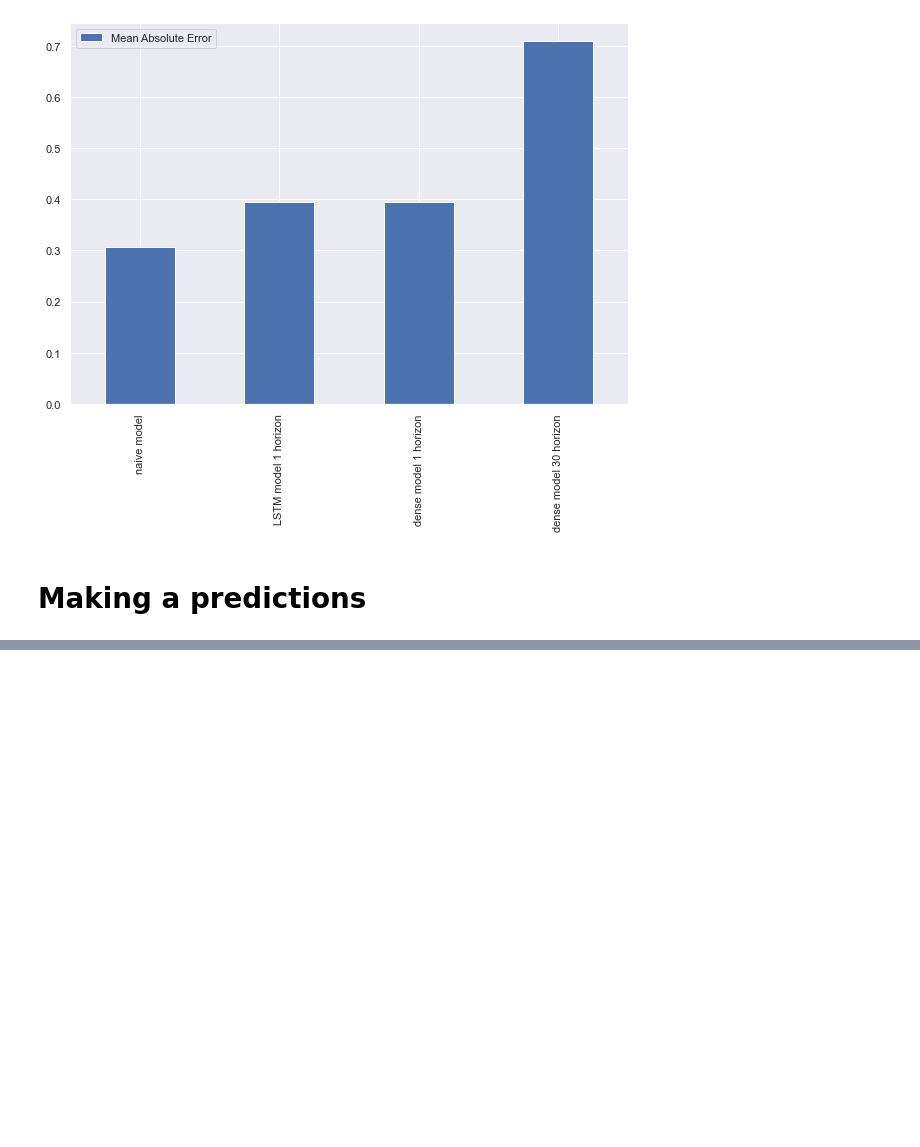
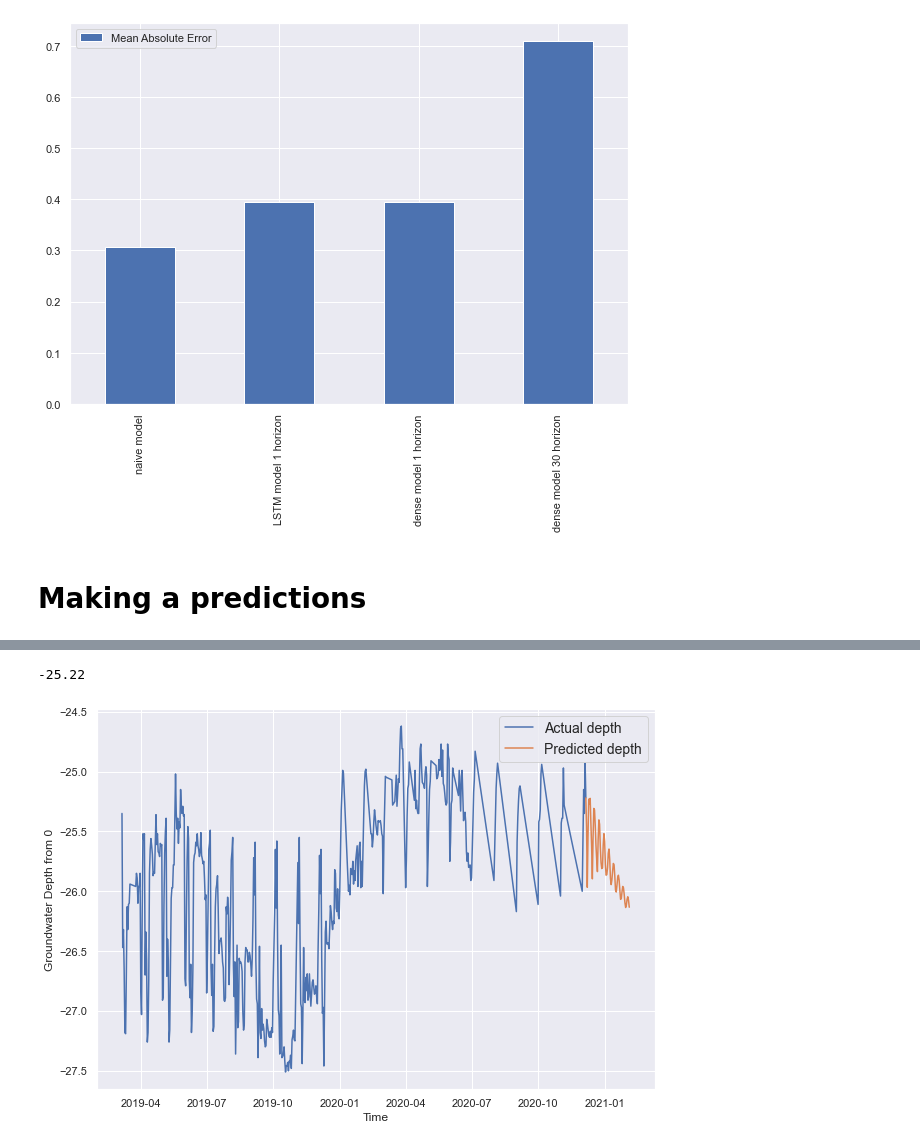
Before and after one commit to nandaryanpk/vscode_py, a Jupyter notebook: smart_water.ipynb, the cells around one changed output, grey strips where cells are left out. Drawn from its saved outputs; the diff is of its cells as text; code cells hidden in the pictures; blank space fills up the shorter version.

```diff
--- a/smart_water.ipynb
+++ b/smart_water.ipynb
@@ -755,0 +818,8 @@ ValueError: in user code:
+# %%
+def get_future_dates(start_date, into_future, offset=1):
+    start_date = start_date + np.timedelta64(offset, "D")
+    end_date = start_date + np.timedelta64(into_future, "D")
+    return np.arange(start_date, end_date, dtype="datetime64[D]")
+# %%
+last_timesteps = petrignano_features_windowed.index[-1]
+last_timesteps
@@ -755,0 +828,3 @@ ValueError: in user code:
+# %%
+next_time_steps = get_future_dates(start_date=last_timesteps, into_future=INTO_FUTURE)
+next_time_steps
@@ -755,0 +848,14 @@ ValueError: in user code:
+# %%
+depths[-1]
+# %% [output]
+-25.22
+# %%
+next_time_steps = np.insert(next_time_steps, 0, last_timesteps)
+future_forecast = np.insert(future_forecast, 0, depths[-1])
+# %%
+plt.figure(figsize=(10,7))
+plot_time_series(petrignano_features.index, petrignano_features['Depth_to_Groundwater_P24'], start=4500, format="-",
+label="Actual depth")
+plot_time_series(next_time_steps, future_forecast, format="-", label="Predicted depth")
+# %% [output]
+[figure, added]
```
Also changed, not shown: parts of 17 cells of this notebook.
